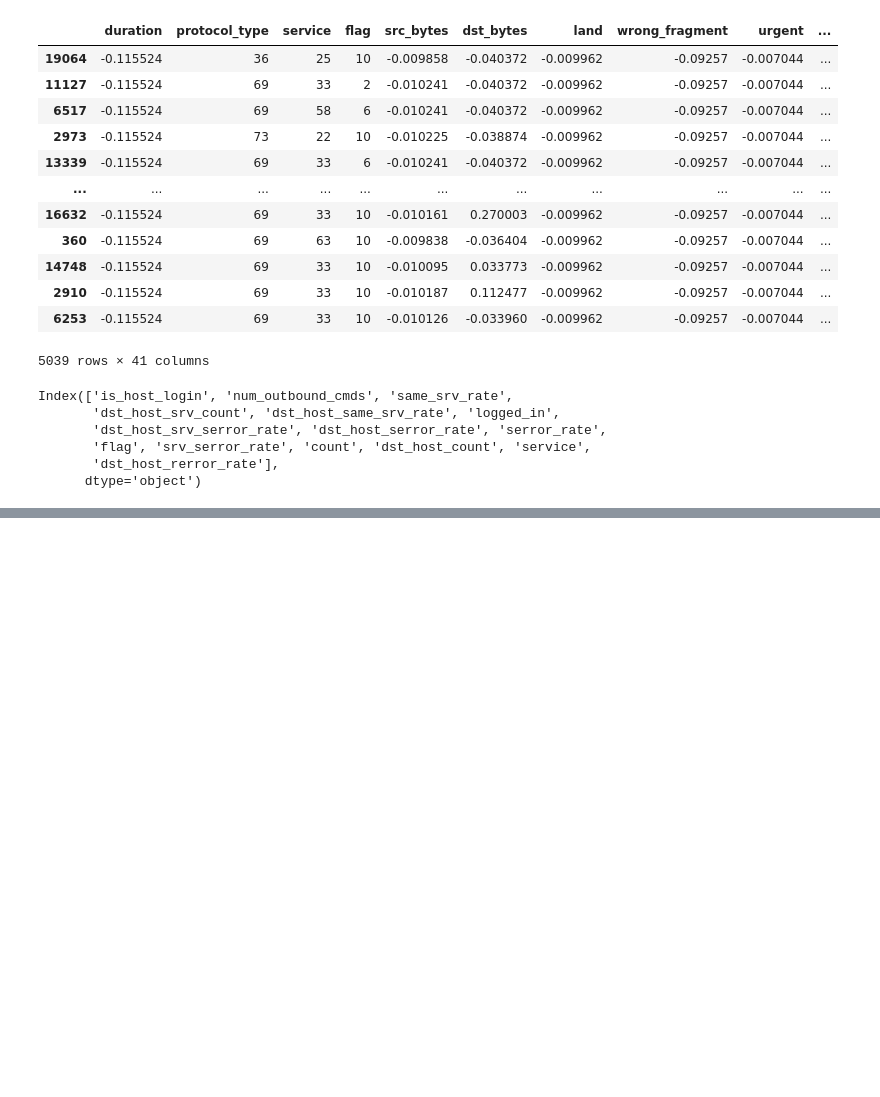
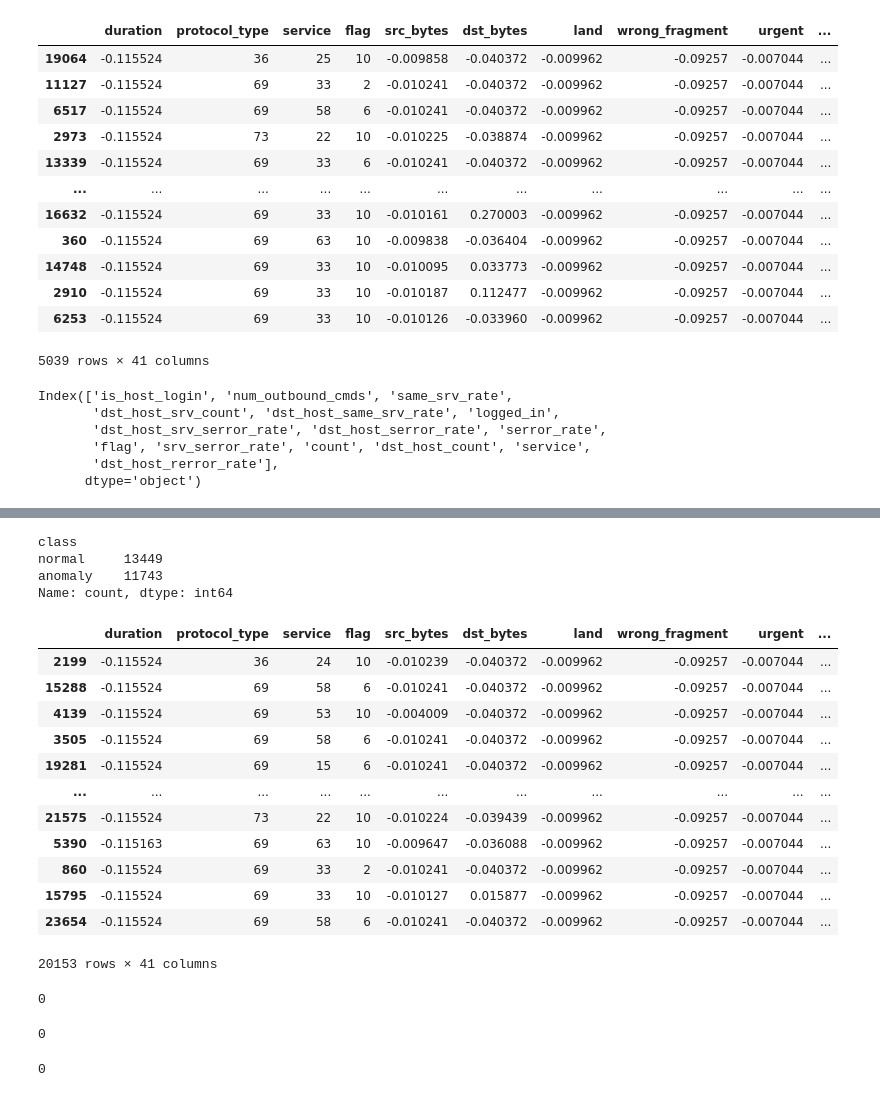
Before and after one commit to sanskarmodi8/network_intrusion_detection, a Jupyter notebook: research/trials.ipynb, the cells around one changed output, grey strips where cells are left out. Cells and saved outputs as stored; diff of their text form; code cells hidden in the pictures; blank space fills up the shorter version.

```diff
--- a/research/trials.ipynb
+++ b/research/trials.ipynb
@@ -119,0 +169,76 @@ Index(['is_host_login', 'num_outbound_cmds', 'same_srv_rate',
+# %%
+from NetworkIntrusionDetection import logger
+from NetworkIntrusionDetection.entity.config_entity import FEConfig
+from sklearn.feature_selection import VarianceThreshold, SelectKBest, f_classif
+from sklearn.preprocessing import StandardScaler, LabelEncoder
+from sklearn.model_selection import train_test_split
+import pandas as pd
+import numpy as np
+df = pd.read_csv("/home/sanskar/Desktop/network_intrusion_det/artifacts/data_ingestion/US-AirForce-LAN-Network-Intrusion/data/data.csv")
+# %%
+df["class"].value_counts()
+# %% [output]
+class
+normal     13449
+anomaly    11743
+Name: count, dtype: int64
+# %%
+# encode the target feature
+df["class"] = df["class"].replace({"normal": 0, "anomaly": 1})
+
+# train and test split
+X_train, X_test, y_train, y_test = train_test_split(df.drop('class', axis=1), df['class'], test_size=0.2, random_state=42)
+
+# num and cat data
+num_cols = X_train.select_dtypes(exclude="object").columns
+cat_cols = X_train.select_dtypes(include="object").columns
+
+# convert X data to dataframe format
+X_train = pd.DataFrame(X_train, columns=X_train.columns)
+X_test = pd.DataFrame(X_test, columns=X_test.columns)
+
+# apply standard scaling to num data
+scaler = StandardScaler()
+X_train[num_cols] = scaler.fit_transform(X_train[num_cols])
+X_test[num_cols] = scaler.transform(X_test[num_cols])
+
+# Define all possible categories based on the unique values in both training and test sets for all categorical columns
+all_categories = set(X_train["service"].unique()).union(set(X_test["service"].unique()))
+all_categories = all_categories.union(set(X_train["protocol_type"].unique())).union(set(X_test["protocol_type"].unique()))
+all_categories = all_categories.union(set(X_train["flag"].unique())).union(set(X_test["flag"].unique()))
+
+# Initialize LabelEncoder
+le = LabelEncoder()
+
+# Fit LabelEncoder on all possible categories
+le.fit(list(all_categories))
+
+# Transform categorical columns in both training and test sets
+for col in cat_cols:
+    X_train[col] = le.transform(X_train[col])
+    X_test[col] = le.transform(X_test[col])
+
+temp = X_train
+temp
+# %% [output]
+|  | duration | protocol_type | service | flag | src_bytes | dst_bytes | land | wrong_fragment | urgent | ... |
+| 2199 | -0.115524 | 36 | 24 | 10 | -0.010239 | -0.040372 | -0.009962 | -0.09257 | -0.007044 | ... |
+| 15288 | -0.115524 | 69 | 58 | 6 | -0.010241 | -0.040372 | -0.009962 | -0.09257 | -0.007044 | ... |
+| 4139 | -0.115524 | 69 | 53 | 10 | -0.004009 | -0.040372 | -0.009962 | -0.09257 | -0.007044 | ... |
+| 3505 | -0.115524 | 69 | 58 | 6 | -0.010241 | -0.040372 | -0.009962 | -0.09257 | -0.007044 | ... |
+| 19281 | -0.115524 | 69 | 15 | 6 | -0.010241 | -0.040372 | -0.009962 | -0.09257 | -0.007044 | ... |
+| ... | ... | ... | ... | ... | ... | ... | ... | ... | ... | ... |
+| 21575 | -0.115524 | 73 | 22 | 10 | -0.010224 | -0.039439 | -0.009962 | -0.09257 | -0.007044 | ... |
+| 5390 | -0.115163 | 69 | 63 | 10 | -0.009647 | -0.036088 | -0.009962 | -0.09257 | -0.007044 | ... |
+| 860 | -0.115524 | 69 | 33 | 2 | -0.010241 | -0.040372 | -0.009962 | -0.09257 | -0.007044 | ... |
+| 15795 | -0.115524 | 69 | 33 | 10 | -0.010127 | 0.015877 | -0.009962 | -0.09257 | -0.007044 | ... |
+| 23654 | -0.115524 | 69 | 58 | 6 | -0.010241 | -0.040372 | -0.009962 | -0.09257 | -0.007044 | ... |
+20153 rows × 41 columns
+# %%
+y_train.isnull().sum()
+# %% [output]
+0
+# %%
+y_test.isnull().sum()
+# %% [output]
+0
@@ -119,0 +261,4 @@ Index(['is_host_login', 'num_outbound_cmds', 'same_srv_rate',
+# %%
+y_train.isnull().sum()
+# %% [output]
+0
```
Also changed, not shown: parts of 16 cells of this notebook, 9 other files.
